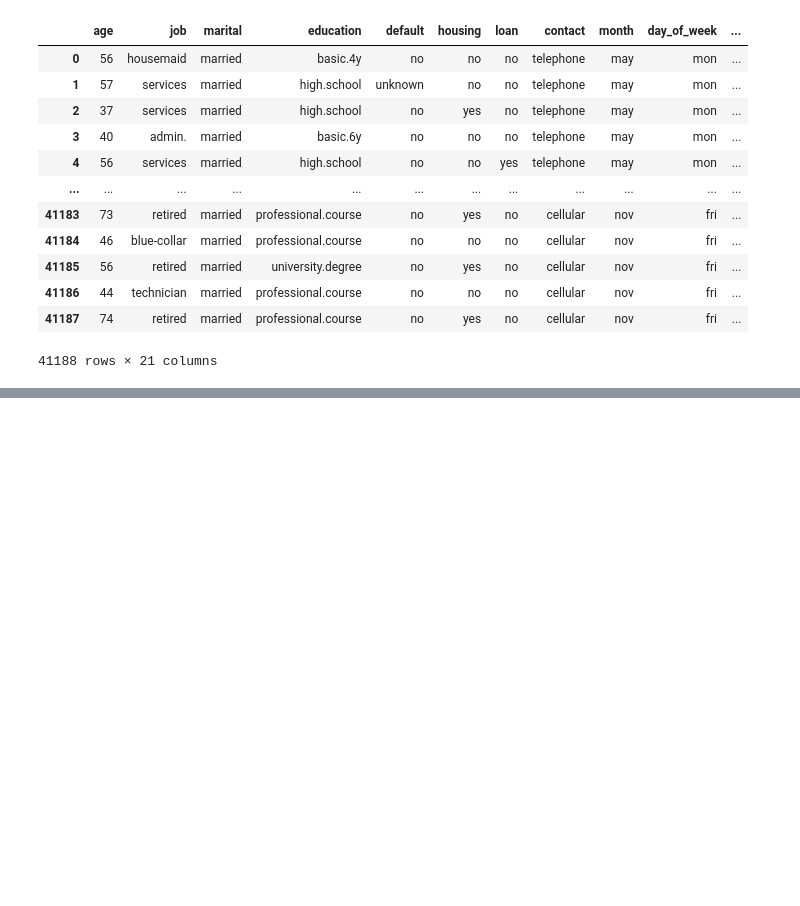
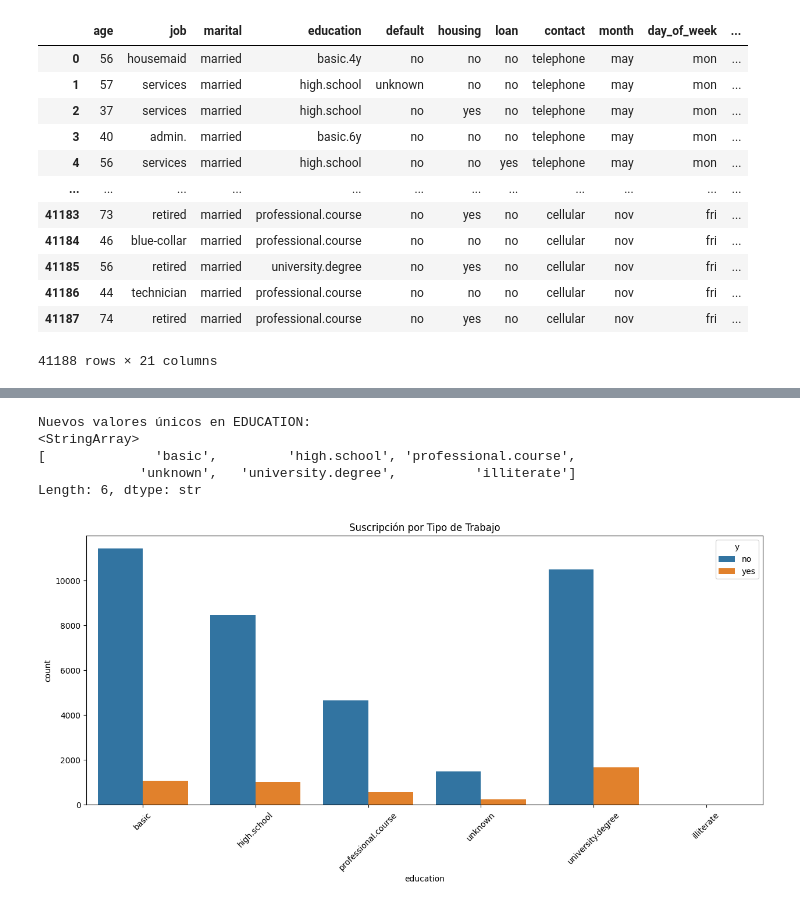
Before and after one commit to 4GeeksAcademy/IgnacioSabinoG-IntroML, a Jupyter notebook: src/01-logistic-regression-bank-marketing-campaing-data.ipynb, the cells around one changed output, grey strips where cells are left out. Drawn from its saved outputs; the diff is of its cells as text; code cells hidden in the pictures; blank space fills up the shorter version.

```diff
--- a/src/01-logistic-regression-bank-marketing-campaing-data.ipynb
+++ b/src/01-logistic-regression-bank-marketing-campaing-data.ipynb
@@ -50,0 +263,26 @@ plt.show()
+# %%
+# como el tipo de educación está muy fragmentada agrupamos los de educación básica
+df['education'] = df['education'].replace(['basic.4y', 'basic.6y', 'basic.9y'], 'basic')
+
+# 2. Eliminar duration (para un modelo predictivo real)
+# y las económicas redundantes que ya mencionamos
+cols_a_eliminar = ['duration']
+df.drop(columns=cols_a_eliminar, inplace=True)
+
+# 3. Ver cómo quedó el nuevo listado de educación
+print("Nuevos valores únicos en EDUCATION:")
+print(df['education'].unique())
+# %% [output]
+Nuevos valores únicos en EDUCATION:
+<StringArray>
+[              'basic',         'high.school', 'professional.course',
+             'unknown',   'university.degree',          'illiterate']
+Length: 6, dtype: str
+# %%
+plt.figure(figsize=(15, 6))
+sns.countplot(x='education', hue='y', data=df)
+plt.xticks(rotation=45)
+plt.title('Suscripción por Tipo de Trabajo')
+plt.show()
+# %% [output]
+[figure, added]
```
Also changed, not shown: parts of 36 cells of this notebook.
